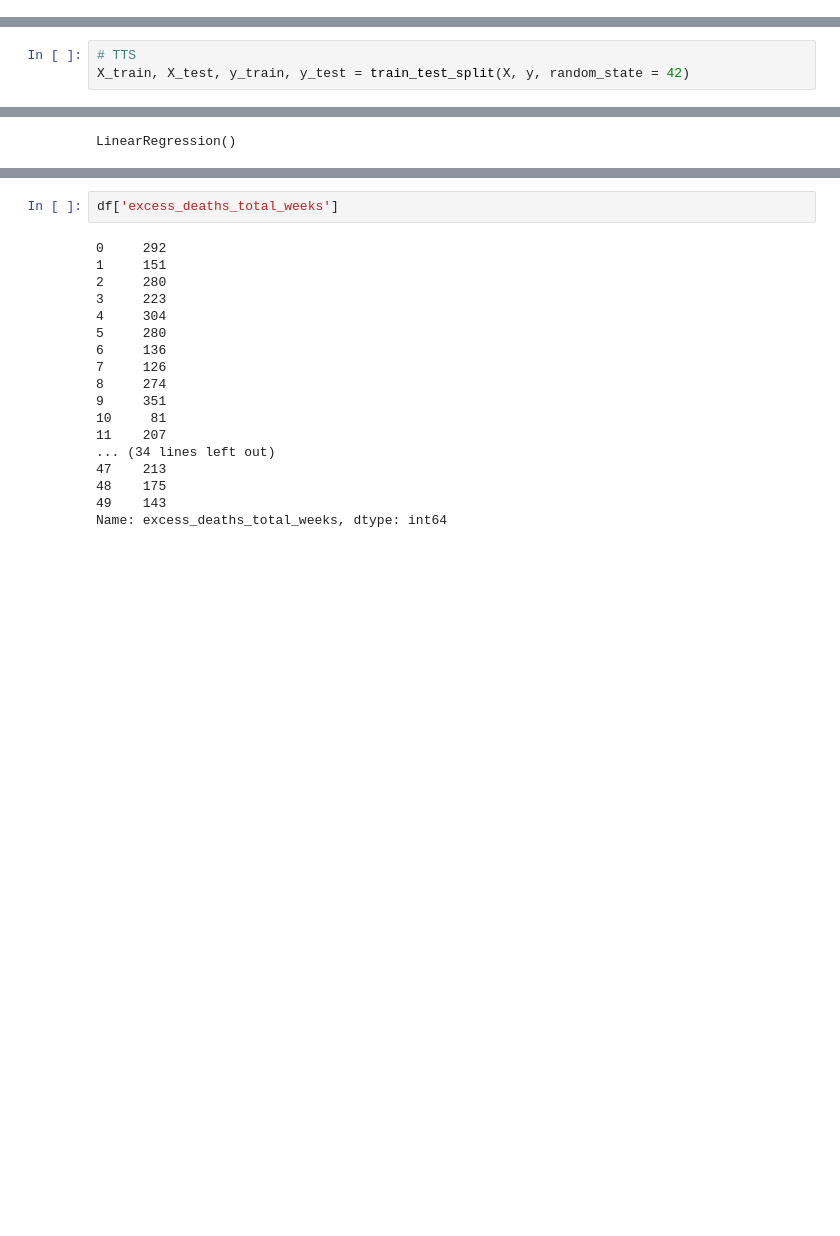
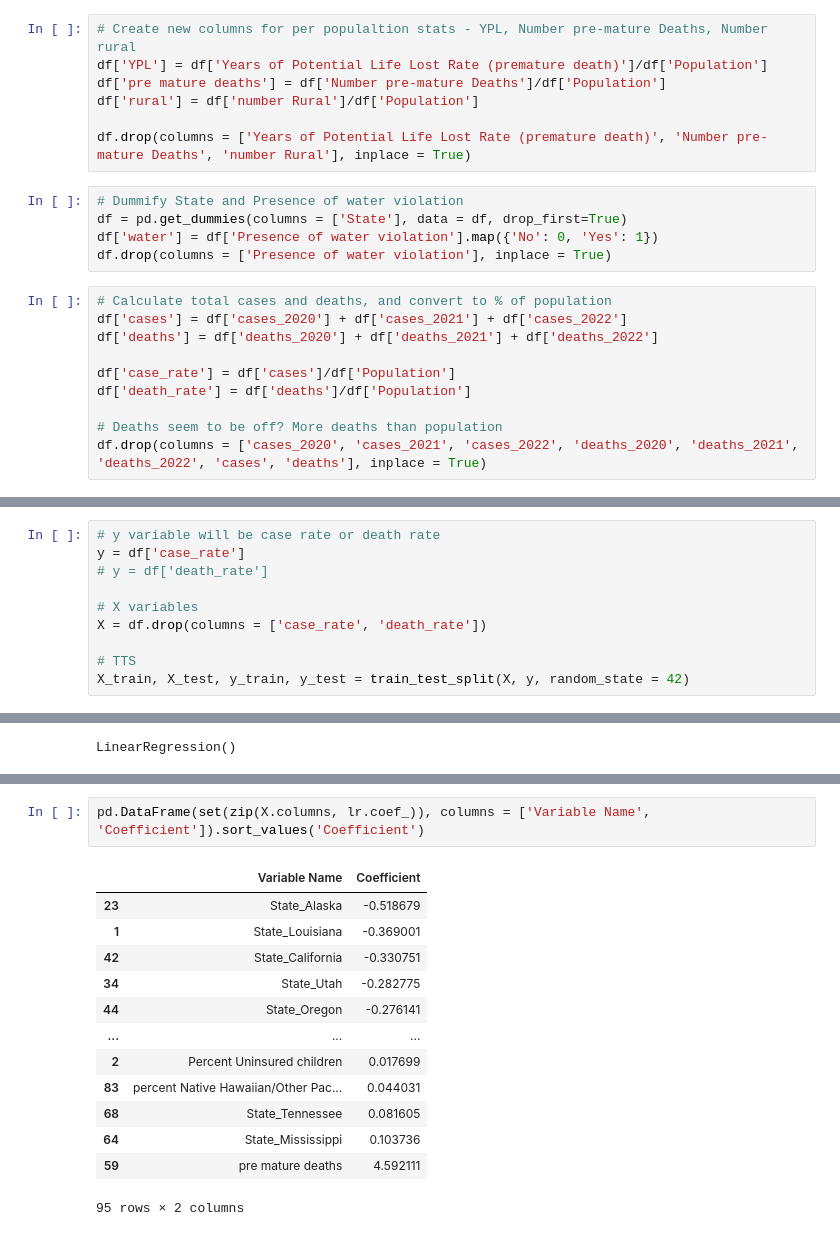
Before and after one commit to rafirahman27/Preparing_for_the_next_Pandemic, a Jupyter notebook: JG.ipynb, the cells around one changed output, grey strips where cells are left out. Drawn from its saved outputs; the diff is of its cells as text; blank space fills up the shorter version.

```diff
--- a/JG.ipynb
+++ b/JG.ipynb
@@ -57 +64,23 @@ df = df[['Inc_Per_CAp_2022', 'Life_Exp_2020', 'Uninsured_2021', 'flu_vaccination
+# %%
+# Create new columns for per populaltion stats - YPL, Number pre-mature Deaths, Number rural
+df['YPL'] = df['Years of Potential Life Lost Rate (premature death)']/df['Population']
+df['pre mature deaths'] = df['Number pre-mature Deaths']/df['Population']
+df['rural'] = df['number Rural']/df['Population']
+
+df.drop(columns = ['Years of Potential Life Lost Rate (premature death)', 'Number pre-mature Deaths', 'number Rural'], inplace = True)
+# %%
+# Dummify State and Presence of water violation
+df = pd.get_dummies(columns = ['State'], data = df, drop_first=True)
+df['water'] = df['Presence of water violation'].map({'No': 0, 'Yes': 1})
+df.drop(columns = ['Presence of water violation'], inplace = True)
+# %%
+# Calculate total cases and deaths, and convert to % of population
+df['cases'] = df['cases_2020'] + df['cases_2021'] + df['cases_2022']
+df['deaths'] = df['deaths_2020'] + df['deaths_2021'] + df['deaths_2022']
+
+df['case_rate'] = df['cases']/df['Population']
+df['death_rate'] = df['deaths']/df['Population']
+
+# Deaths seem to be off? More deaths than population
+df.drop(columns = ['cases_2020', 'cases_2021', 'cases_2022', 'deaths_2020', 'deaths_2021', 'deaths_2022', 'cases', 'deaths'], inplace = True)
 # %%
@@ -112,4 +94,11 @@ X = df[['Inc_Per_CAp_2022', 'Life_Exp_2020', 'Uninsured_2021', 'flu_vaccination_
 # %%
+# y variable will be case rate or death rate
+y = df['case_rate']
+# y = df['death_rate']
+
+# X variables
+X = df.drop(columns = ['case_rate', 'death_rate'])
+
 # TTS
 X_train, X_test, y_train, y_test = train_test_split(X, y, random_state = 42)
 # %%
@@ -126,20 +115,16 @@ Train Score: -1.2180693891412502
-# %%
-df['excess_deaths_total_weeks']
-# %% [output]
-0     292
-1     151
-2     280
-3     223
-4     304
-5     280
-6     136
-7     126
-8     274
-9     351
-10     81
-11    207
-... (34 lines left out)
-47    213
-48    175
-49    143
-Name: excess_deaths_total_weeks, dtype: int64
+# %%
+pd.DataFrame(set(zip(X.columns, lr.coef_)), columns = ['Variable Name', 'Coefficient']).sort_values('Coefficient')
+# %% [output]
+|  | Variable Name | Coefficient |
+| 23 | State_Alaska | -0.518679 |
+| 1 | State_Louisiana | -0.369001 |
+| 42 | State_California | -0.330751 |
+| 34 | State_Utah | -0.282775 |
+| 44 | State_Oregon | -0.276141 |
+| ... | ... | ... |
+| 2 | Percent Uninsured children | 0.017699 |
+| 83 | percent Native Hawaiian/Other Pac... | 0.044031 |
+| 68 | State_Tennessee | 0.081605 |
+| 64 | State_Mississippi | 0.103736 |
+| 59 | pre mature deaths | 4.592111 |
+95 rows × 2 columns
```
Also changed, not shown: parts of 64 cells of this notebook.
